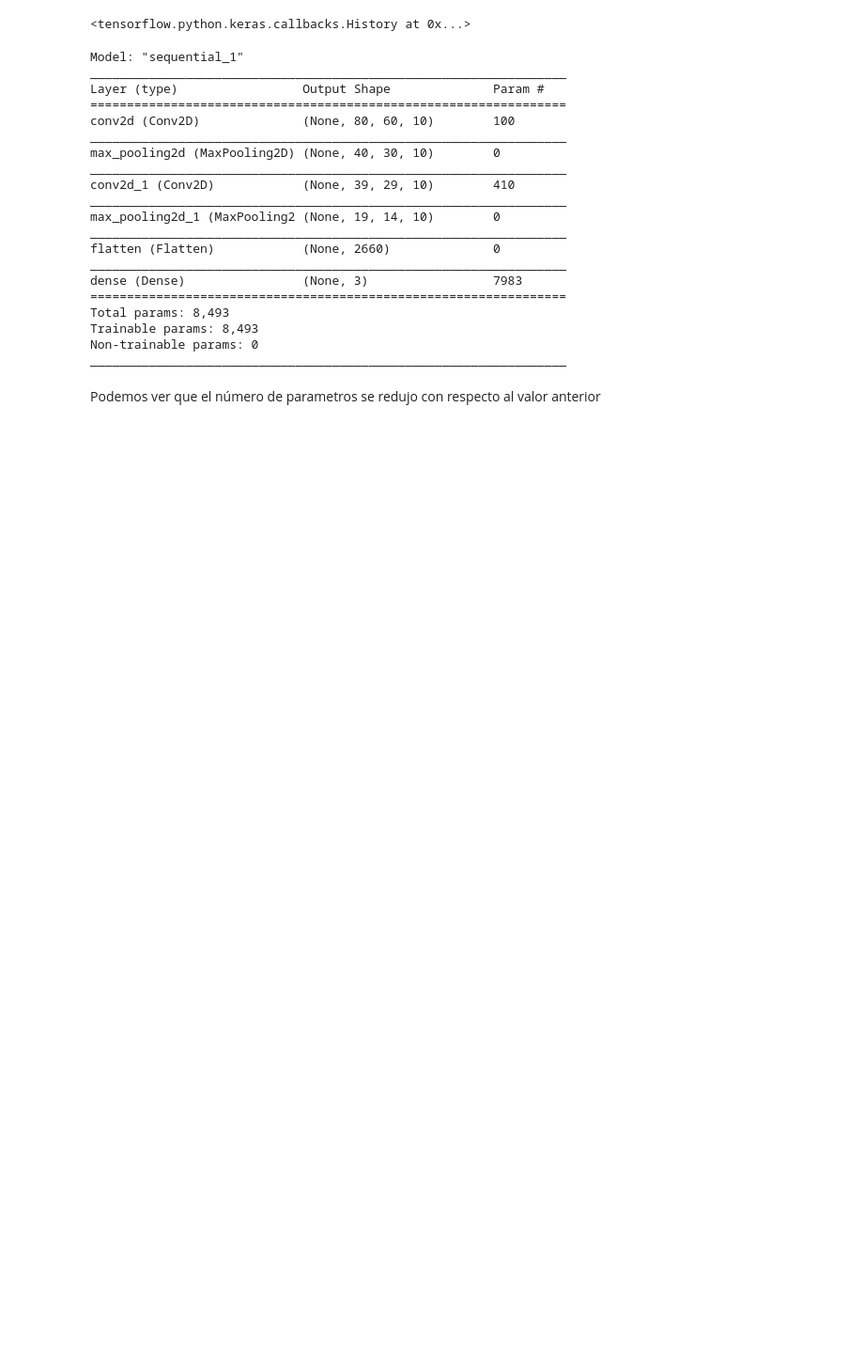
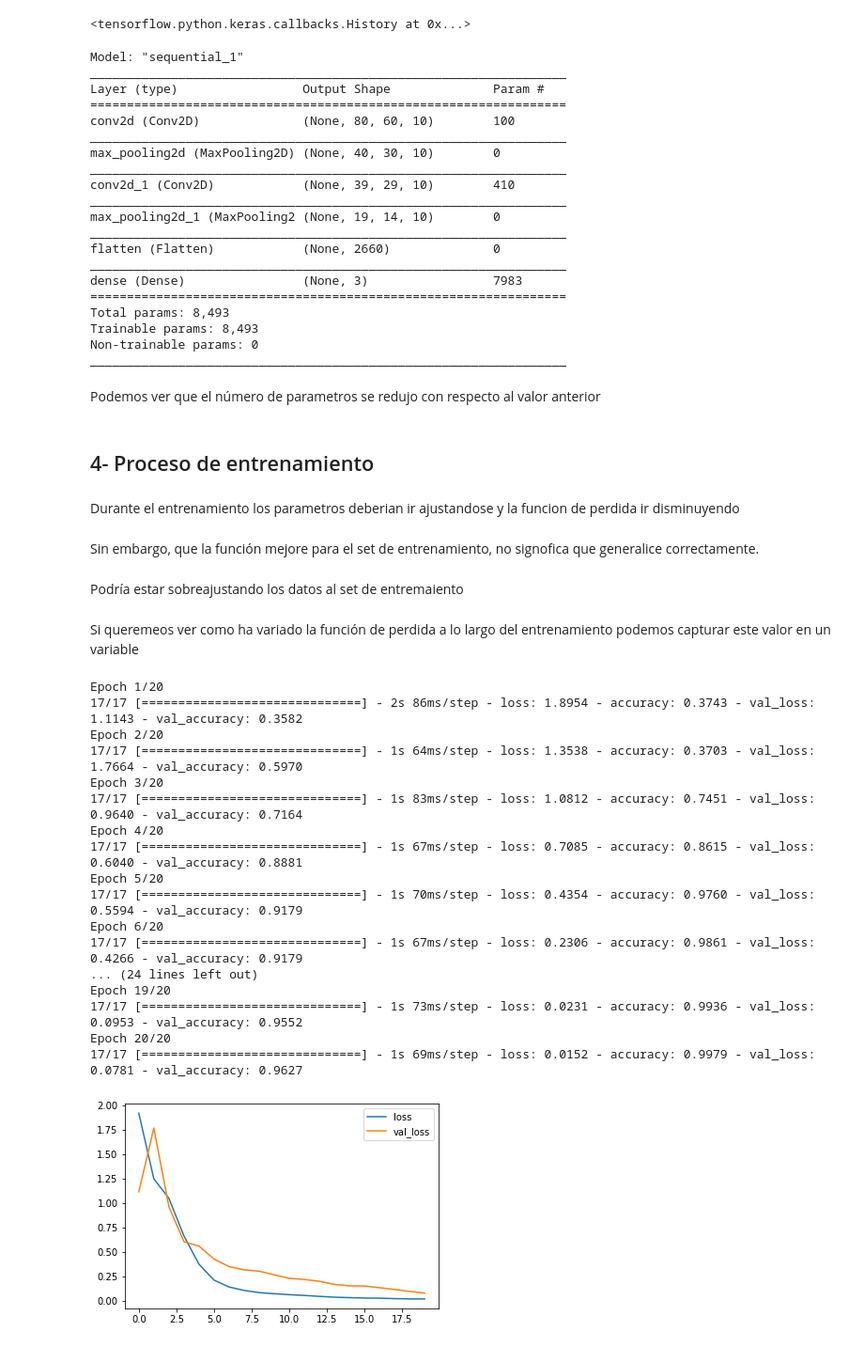
Before and after one commit to PamelaMunozCaceres/Python-Study, a Jupyter notebook: Image Processing with keras in Python.ipynb, the cells around one changed output. Shown at 94% size. Drawn from its saved outputs; the diff is of its cells as text; code cells hidden in the pictures; blank space fills up the shorter version.

Commit message:
ADD trainig history

```diff
--- a/Image Processing with keras in Python.ipynb
+++ b/Image Processing with keras in Python.ipynb
@@ -717,3 +717,54 @@ Non-trainable params: 0
 _________________________________________________________________
 # %% [markdown]
 Podemos ver que el número de parametros se redujo con respecto al valor anterior
+# %% [markdown]
+## 4- Proceso de entrenamiento
+# %% [markdown]
+Durante el entrenamiento los parametros deberian ir ajustandose y la funcion de perdida ir disminuyendo
+# %% [markdown]
+Sin embargo, que la función mejore para el set de entrenamiento, no signofica que generalice correctamente.
+# %% [markdown]
+Podría estar sobreajustando los datos al set de entremaiento
+# %% [markdown]
+Si queremeos ver como ha variado la función de perdida a lo largo del entrenamiento podemos capturar este valor en un variable
+# %%
+import matplotlib.pyplot as plt
+from tensorflow.keras.models import Sequential
+from tensorflow.keras.layers import Dense, Conv2D, Flatten, MaxPool2D
+
+model = Sequential()
+model.add(Conv2D(10, kernel_size=3, activation='relu', input_shape=(img_rows, img_cols, 1),
+                 padding='same'))
+model.add(MaxPool2D(2))
+model.add(Conv2D(10, kernel_size=2, activation='relu'))
+model.add(MaxPool2D(2))
+model.add(Flatten())
+model.add(Dense(3, activation='softmax'))
+
+model.compile(optimizer='adam', loss='categorical_crossentropy',
+              metrics=['accuracy'])
+
+training = model.fit(train_data, y_train, validation_split=0.2, epochs=20)
+plt.plot(training.history["loss"], label='loss')
+plt.plot(training.history["val_loss"], label='val_loss')
+plt.legend()
+plt.show()
+# %% [output]
+Epoch 1/20
+17/17 [==============================] - 2s 86ms/step - loss: 1.8954 - accuracy: 0.3743 - val_loss: 1.1143 - val_accuracy: 0.3582
+Epoch 2/20
+17/17 [==============================] - 1s 64ms/step - loss: 1.3538 - accuracy: 0.3703 - val_loss: 1.7664 - val_accuracy: 0.5970
+Epoch 3/20
+17/17 [==============================] - 1s 83ms/step - loss: 1.0812 - accuracy: 0.7451 - val_loss: 0.9640 - val_accuracy: 0.7164
+Epoch 4/20
+17/17 [==============================] - 1s 67ms/step - loss: 0.7085 - accuracy: 0.8615 - val_loss: 0.6040 - val_accuracy: 0.8881
+Epoch 5/20
+17/17 [==============================] - 1s 70ms/step - loss: 0.4354 - accuracy: 0.9760 - val_loss: 0.5594 - val_accuracy: 0.9179
+Epoch 6/20
+17/17 [==============================] - 1s 67ms/step - loss: 0.2306 - accuracy: 0.9861 - val_loss: 0.4266 - val_accuracy: 0.9179
+... (24 lines left out)
+Epoch 19/20
+17/17 [==============================] - 1s 73ms/step - loss: 0.0231 - accuracy: 0.9936 - val_loss: 0.0953 - val_accuracy: 0.9552
+Epoch 20/20
+17/17 [==============================] - 1s 69ms/step - loss: 0.0152 - accuracy: 0.9979 - val_loss: 0.0781 - val_accuracy: 0.9627
+[figure, added]
```
Also changed, not shown: parts of 6 cells of this notebook, 1 other file.
